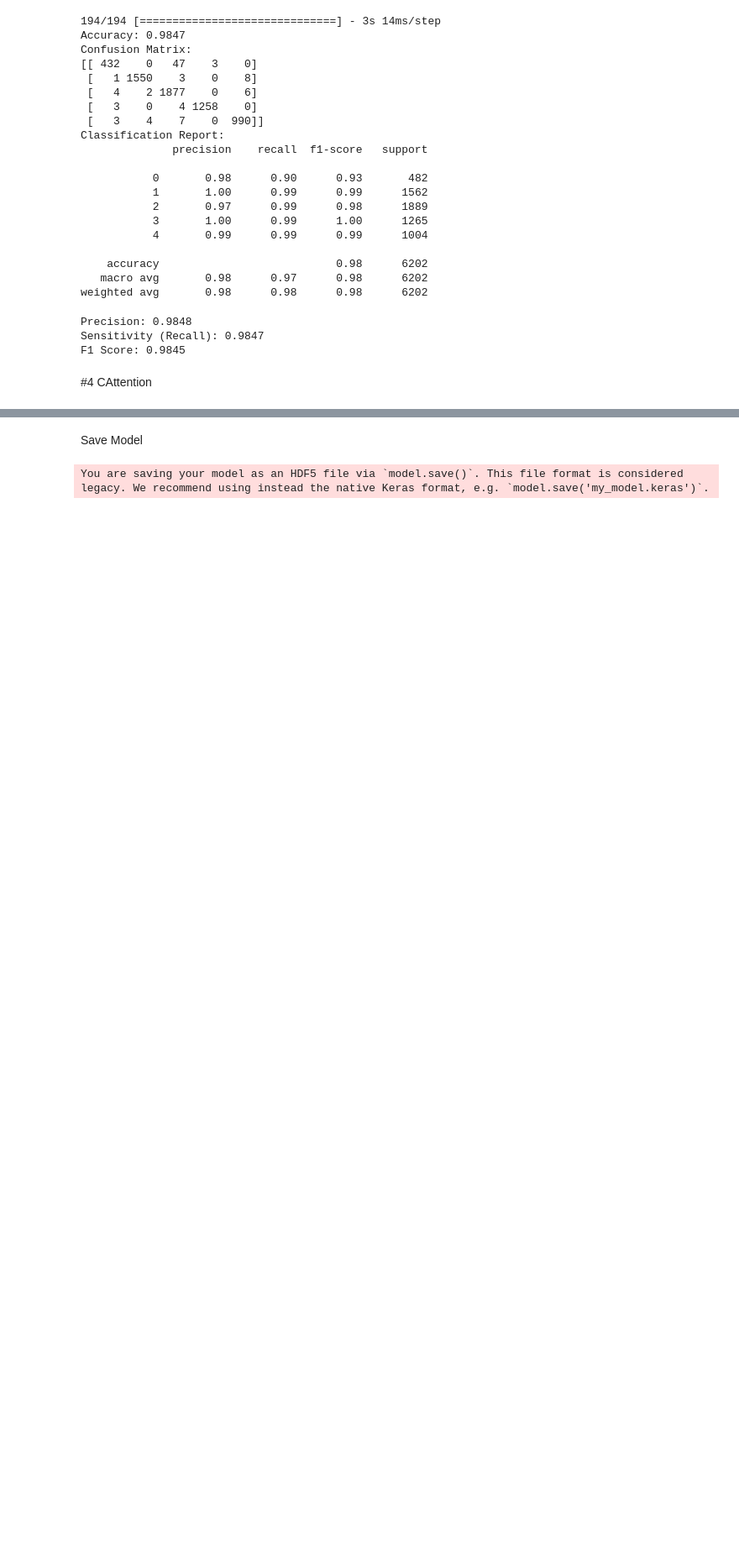
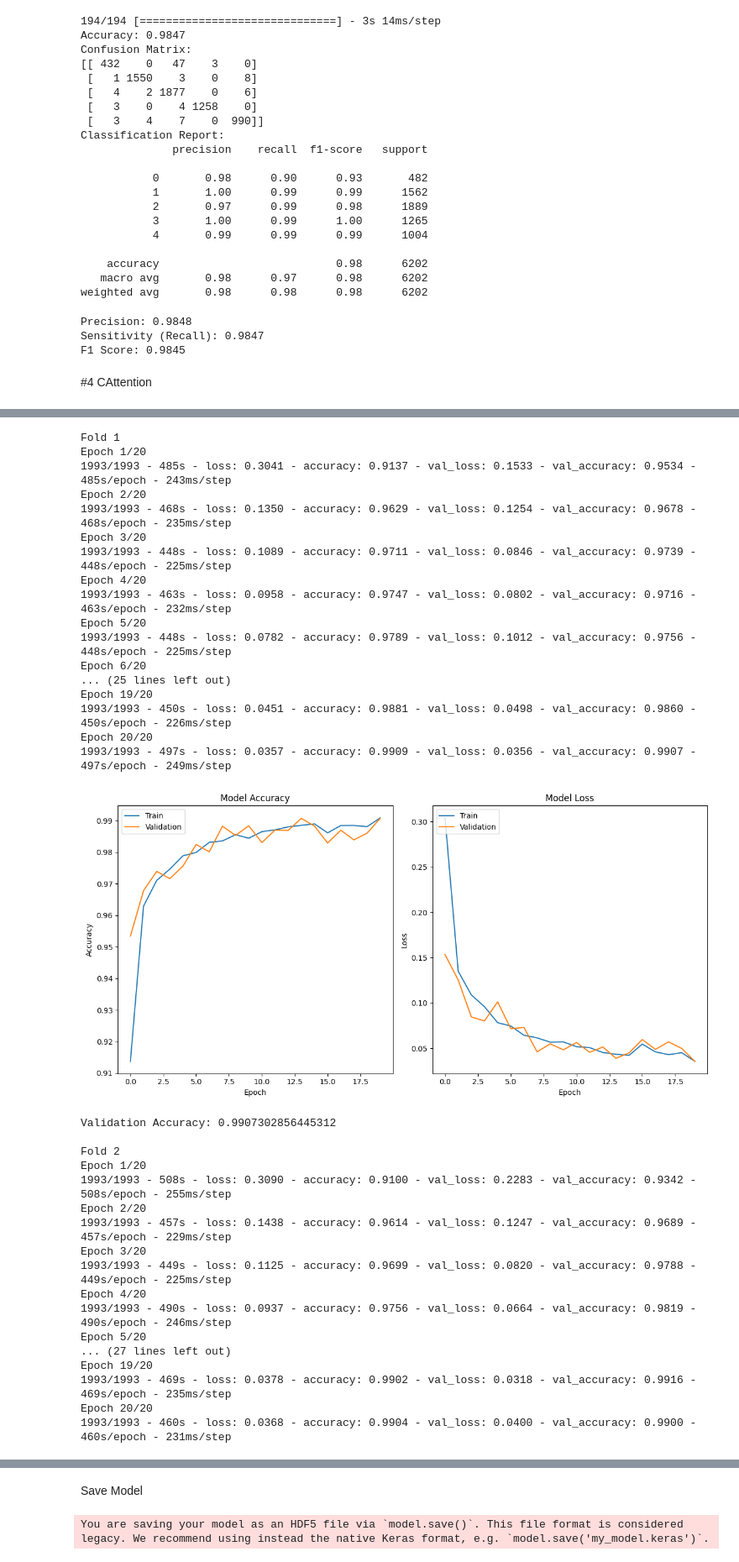
Before and after one commit to macreai/Arrhytmia-Detection-Explainable, a Jupyter notebook: python_TA/classification.ipynb, the cells around one changed output, grey strips where cells are left out. Shown at 84% size. Saved outputs shown, nothing was run; the diff lists cells and outputs as text; code cells hidden in the pictures; blank space fills up the shorter version.

```diff
--- a/python_TA/classification.ipynb
+++ b/python_TA/classification.ipynb
@@ -883,0 +858,73 @@ F1 Score: 0.9845
+# %%
+# Fungsi untuk melakukan K-fold cross-validation
+def k_fold_cross_validation(X, y, k=4, epochs=20, batch_size=32):
+    # Inisialisasi KFold
+    skf = StratifiedKFold(n_splits=k, shuffle=True, random_state=42)
+
+    # Daftar untuk menyimpan model pada setiap fold
+    models = []
+
+    # Loop melalui setiap fold
+    for fold, (train_index, val_index) in enumerate(skf.split(X, y), 1):
+        print(f'Fold {fold}')
+
+        # Split data menjadi data latih dan data validasi
+        X_train, X_val = X.iloc[train_index], X.iloc[val_index]
+        y_train, y_val = y[train_index], y[val_index]
+
+        # Inisialisasi model
+        model = create_cnn_attention_gru_model(input_shape=input_shape, num_classes=9)
+
+        # Latih model
+        history = model.fit(X_train, y_train, epochs=epochs, batch_size=batch_size, validation_data=(X_val, y_val), verbose=2)
+
+        plot_training_history(history)
+
+        # Evaluasi model pada data validasi
+        _, accuracy = model.evaluate(X_val, y_val, verbose=0)
+        print(f'Validation Accuracy: {accuracy}')
+
+        # Tambahkan model ke dalam daftar
+        models.append(model)
+
+        print()
+
+    return models
+# %%
+cnn_attention_gru = k_fold_cross_validation(X_resampling, y_resampling)
+# %% [output]
+Fold 1
+Epoch 1/20
+1993/1993 - 485s - loss: 0.3041 - accuracy: 0.9137 - val_loss: 0.1533 - val_accuracy: 0.9534 - 485s/epoch - 243ms/step
+Epoch 2/20
+1993/1993 - 468s - loss: 0.1350 - accuracy: 0.9629 - val_loss: 0.1254 - val_accuracy: 0.9678 - 468s/epoch - 235ms/step
+Epoch 3/20
+1993/1993 - 448s - loss: 0.1089 - accuracy: 0.9711 - val_loss: 0.0846 - val_accuracy: 0.9739 - 448s/epoch - 225ms/step
+Epoch 4/20
+1993/1993 - 463s - loss: 0.0958 - accuracy: 0.9747 - val_loss: 0.0802 - val_accuracy: 0.9716 - 463s/epoch - 232ms/step
+Epoch 5/20
+1993/1993 - 448s - loss: 0.0782 - accuracy: 0.9789 - val_loss: 0.1012 - val_accuracy: 0.9756 - 448s/epoch - 225ms/step
+Epoch 6/20
+... (25 lines left out)
+Epoch 19/20
+1993/1993 - 450s - loss: 0.0451 - accuracy: 0.9881 - val_loss: 0.0498 - val_accuracy: 0.9860 - 450s/epoch - 226ms/step
+Epoch 20/20
+1993/1993 - 497s - loss: 0.0357 - accuracy: 0.9909 - val_loss: 0.0356 - val_accuracy: 0.9907 - 497s/epoch - 249ms/step
+[figure, added]
+Validation Accuracy: 0.9907302856445312
+
+Fold 2
+Epoch 1/20
+1993/1993 - 508s - loss: 0.3090 - accuracy: 0.9100 - val_loss: 0.2283 - val_accuracy: 0.9342 - 508s/epoch - 255ms/step
+Epoch 2/20
+1993/1993 - 457s - loss: 0.1438 - accuracy: 0.9614 - val_loss: 0.1247 - val_accuracy: 0.9689 - 457s/epoch - 229ms/step
+Epoch 3/20
+1993/1993 - 449s - loss: 0.1125 - accuracy: 0.9699 - val_loss: 0.0820 - val_accuracy: 0.9788 - 449s/epoch - 225ms/step
+Epoch 4/20
+1993/1993 - 490s - loss: 0.0937 - accuracy: 0.9756 - val_loss: 0.0664 - val_accuracy: 0.9819 - 490s/epoch - 246ms/step
+Epoch 5/20
+... (27 lines left out)
+Epoch 19/20
+1993/1993 - 469s - loss: 0.0378 - accuracy: 0.9902 - val_loss: 0.0318 - val_accuracy: 0.9916 - 469s/epoch - 235ms/step
+Epoch 20/20
+1993/1993 - 460s - loss: 0.0368 - accuracy: 0.9904 - val_loss: 0.0400 - val_accuracy: 0.9900 - 460s/epoch - 231ms/step
```
Also changed, not shown: parts of 32 cells of this notebook, 2 other files.
